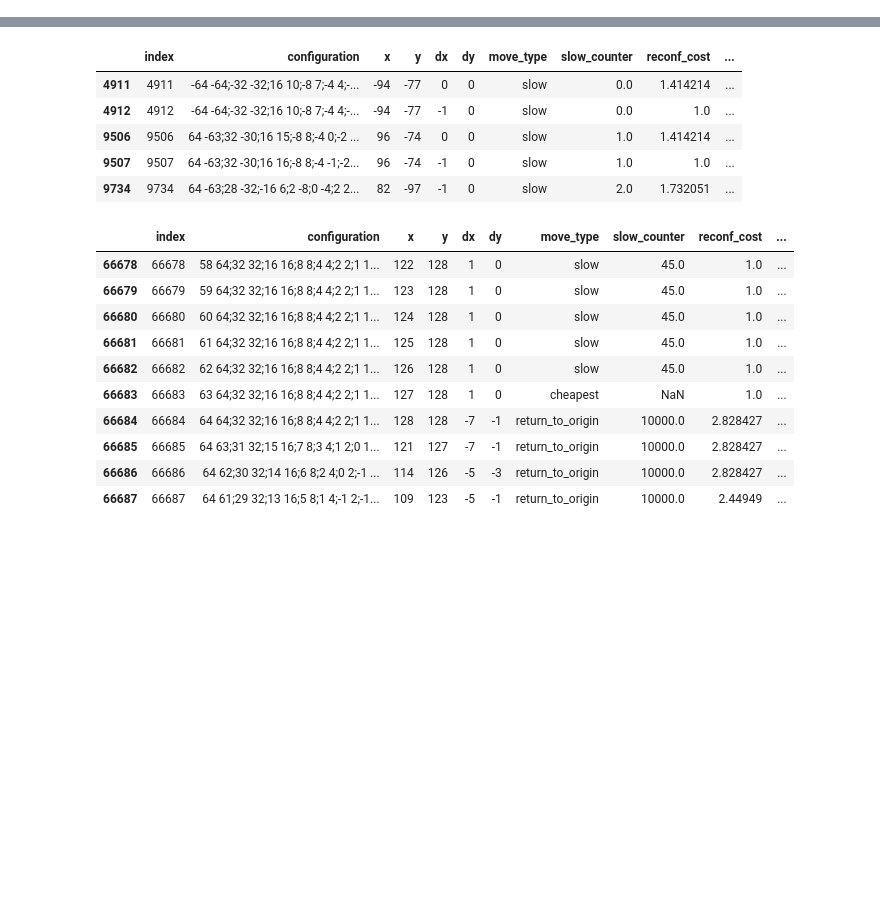
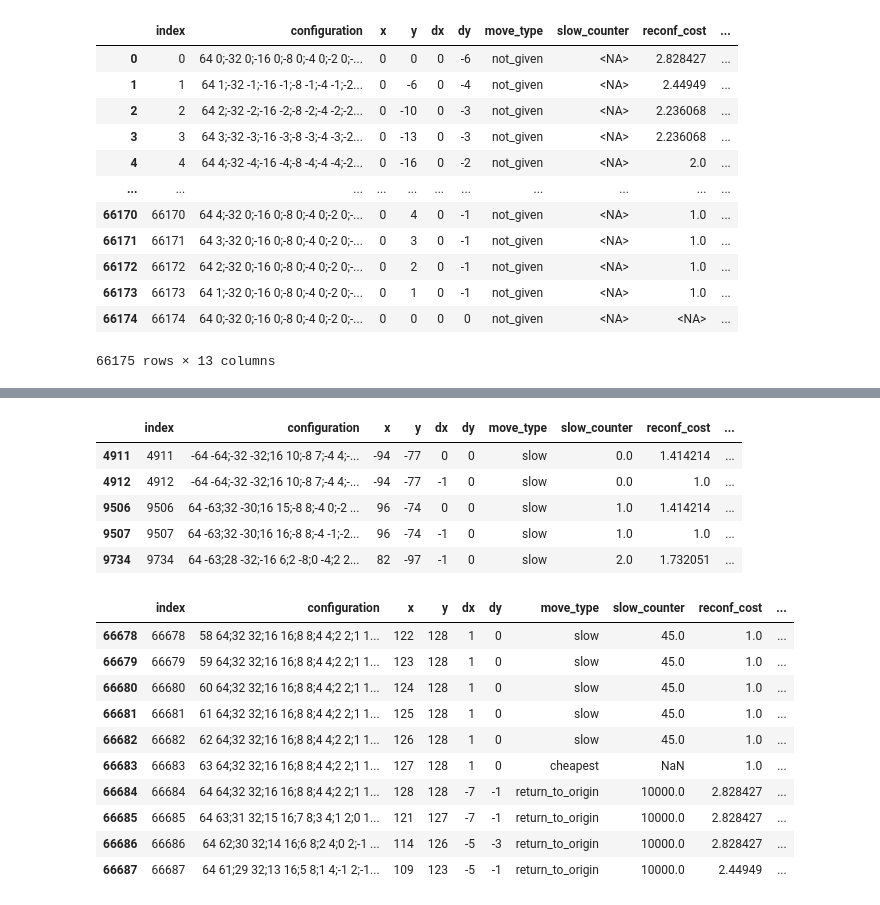
Before and after one commit to seljaks/santa2022, a Jupyter notebook: notebooks/analysis.ipynb, the cells around one changed output, grey strips where cells are left out. Cells and saved outputs as stored; diff of their text form; code cells hidden in the pictures; blank space fills up the shorter version.

```diff
--- a/notebooks/analysis.ipynb
+++ b/notebooks/analysis.ipynb
@@ -28,0 +29,22 @@ stats.head()
+# %%
+image = df_to_image(pd.read_csv('../data/image.csv'))
+
+stats = pd.read_csv('../output/submissions/initial_tsp_approach.csv')
+stats = stats.join(path_to_arrows(submission_to_path(stats)))
+add_costs(stats, image)
+stats = stats.reset_index()
+stats
+# %% [output]
+|  | index | configuration | x | y | dx | dy | move_type | slow_counter | reconf_cost | ... |
+| 0 | 0 | 64 0;-32 0;-16 0;-8 0;-4 0;-2 0;-... | 0 | 0 | 0 | -6 | not_given | <NA> | 2.828427 | ... |
+| 1 | 1 | 64 1;-32 -1;-16 -1;-8 -1;-4 -1;-2... | 0 | -6 | 0 | -4 | not_given | <NA> | 2.44949 | ... |
+| 2 | 2 | 64 2;-32 -2;-16 -2;-8 -2;-4 -2;-2... | 0 | -10 | 0 | -3 | not_given | <NA> | 2.236068 | ... |
+| 3 | 3 | 64 3;-32 -3;-16 -3;-8 -3;-4 -3;-2... | 0 | -13 | 0 | -3 | not_given | <NA> | 2.236068 | ... |
+| 4 | 4 | 64 4;-32 -4;-16 -4;-8 -4;-4 -4;-2... | 0 | -16 | 0 | -2 | not_given | <NA> | 2.0 | ... |
+| ... | ... | ... | ... | ... | ... | ... | ... | ... | ... | ... |
+| 66170 | 66170 | 64 4;-32 0;-16 0;-8 0;-4 0;-2 0;-... | 0 | 4 | 0 | -1 | not_given | <NA> | 1.0 | ... |
+| 66171 | 66171 | 64 3;-32 0;-16 0;-8 0;-4 0;-2 0;-... | 0 | 3 | 0 | -1 | not_given | <NA> | 1.0 | ... |
+| 66172 | 66172 | 64 2;-32 0;-16 0;-8 0;-4 0;-2 0;-... | 0 | 2 | 0 | -1 | not_given | <NA> | 1.0 | ... |
+| 66173 | 66173 | 64 1;-32 0;-16 0;-8 0;-4 0;-2 0;-... | 0 | 1 | 0 | -1 | not_given | <NA> | 1.0 | ... |
+| 66174 | 66174 | 64 0;-32 0;-16 0;-8 0;-4 0;-2 0;-... | 0 | 0 | 0 | 0 | not_given | <NA> | <NA> | ... |
+66175 rows × 13 columns
```
Also changed, not shown: parts of 5 cells of this notebook.
